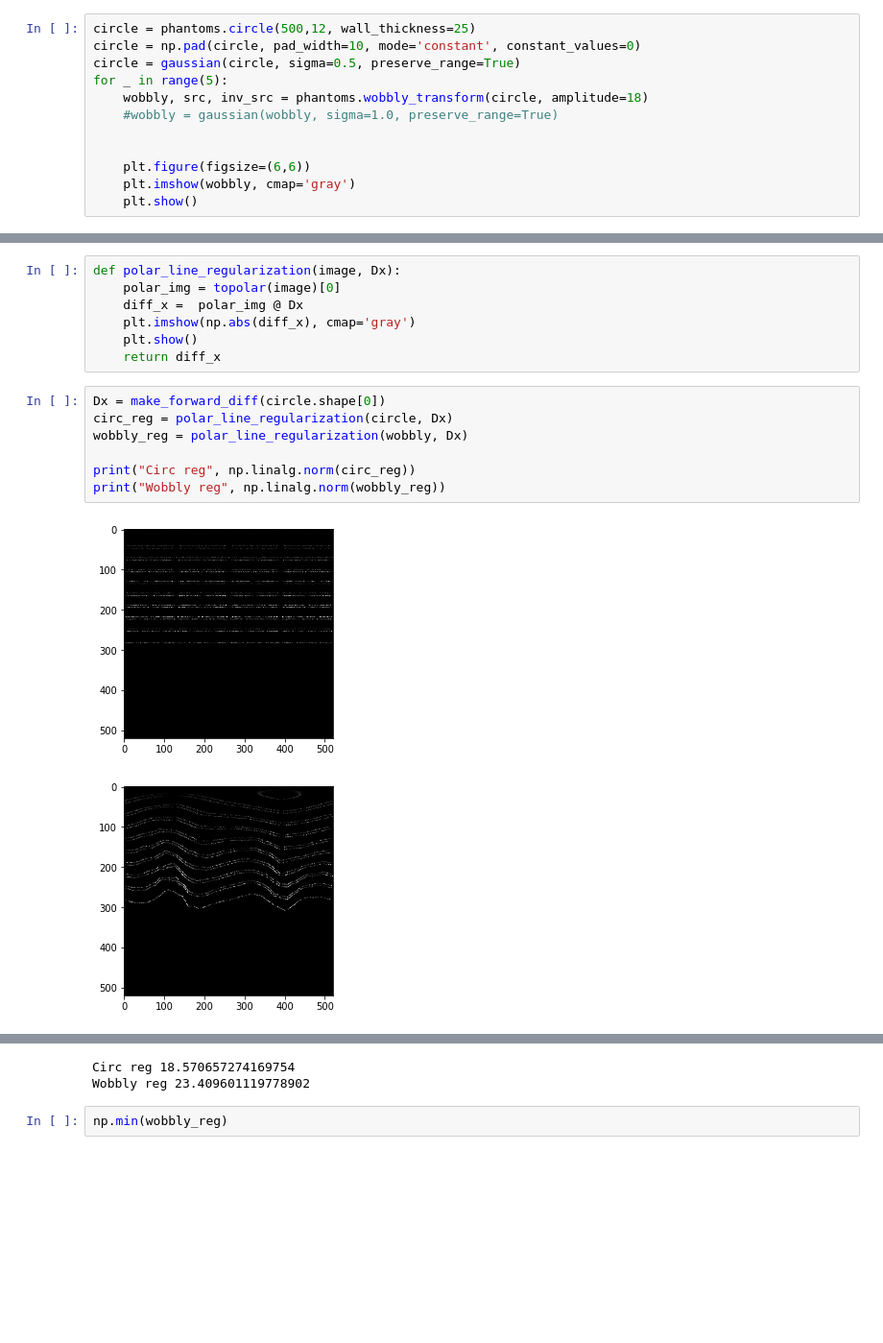
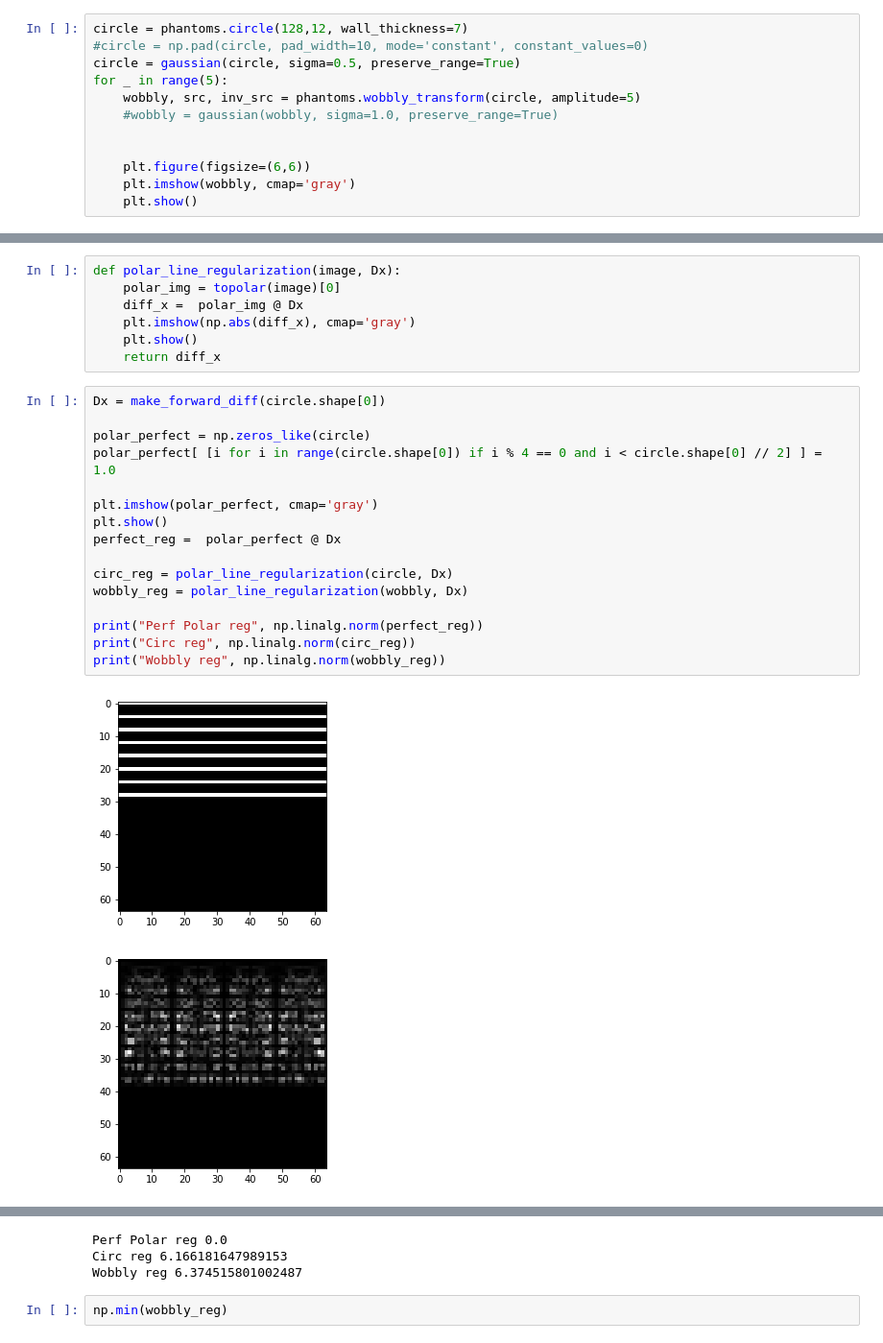
Before and after one commit to ZhaoqiangShen/computed_tomography, a Jupyter notebook: Regularization.ipynb, the cells around one changed output, grey strips where cells are left out. Shown at 96% size. Drawn from its saved outputs; the diff is of its cells as text; blank space fills up the shorter version.

```diff
--- a/Regularization.ipynb
+++ b/Regularization.ipynb
@@ -16,9 +26,9 @@ from topolar import topolar
 # %%
-circle = phantoms.circle(500,12, wall_thickness=25)
-circle = np.pad(circle, pad_width=10, mode='constant', constant_values=0)
+circle = phantoms.circle(128,12, wall_thickness=7)
+#circle = np.pad(circle, pad_width=10, mode='constant', constant_values=0)
 circle = gaussian(circle, sigma=0.5, preserve_range=True)
 for _ in range(5):
-    wobbly, src, inv_src = phantoms.wobbly_transform(circle, amplitude=18)
+    wobbly, src, inv_src = phantoms.wobbly_transform(circle, amplitude=5)
     #wobbly = gaussian(wobbly, sigma=1.0, preserve_range=True)
 
 
@@ -84,11 +110,20 @@ def polar_line_regularization(image, Dx):
     return diff_x
 # %%
 Dx = make_forward_diff(circle.shape[0])
+
+polar_perfect = np.zeros_like(circle)
+polar_perfect[ [i for i in range(circle.shape[0]) if i % 4 == 0 and i < circle.shape[0] // 2] ] = 1.0
+
+plt.imshow(polar_perfect, cmap='gray')
+plt.show()
+perfect_reg =  polar_perfect @ Dx
+
 circ_reg = polar_line_regularization(circle, Dx)
 wobbly_reg = polar_line_regularization(wobbly, Dx)
 
+print("Perf Polar reg", np.linalg.norm(perfect_reg))
 print("Circ reg", np.linalg.norm(circ_reg))
 print("Wobbly reg", np.linalg.norm(wobbly_reg))
 # %% [output]
-[figure, old version]
+[figure, new version]
-[figure, old version]
+[figure, new version]
@@ -95,5 +131,6 @@ print("Wobbly reg", np.linalg.norm(wobbly_reg))
-Circ reg 18.570657274169754
-Wobbly reg 23.409601119778902
+Perf Polar reg 0.0
+Circ reg 6.166181647989153
+Wobbly reg 6.374515801002487
 # %%
 np.min(wobbly_reg)
 # %% [output]
```
Also changed, not shown: parts of 41 cells of this notebook.
